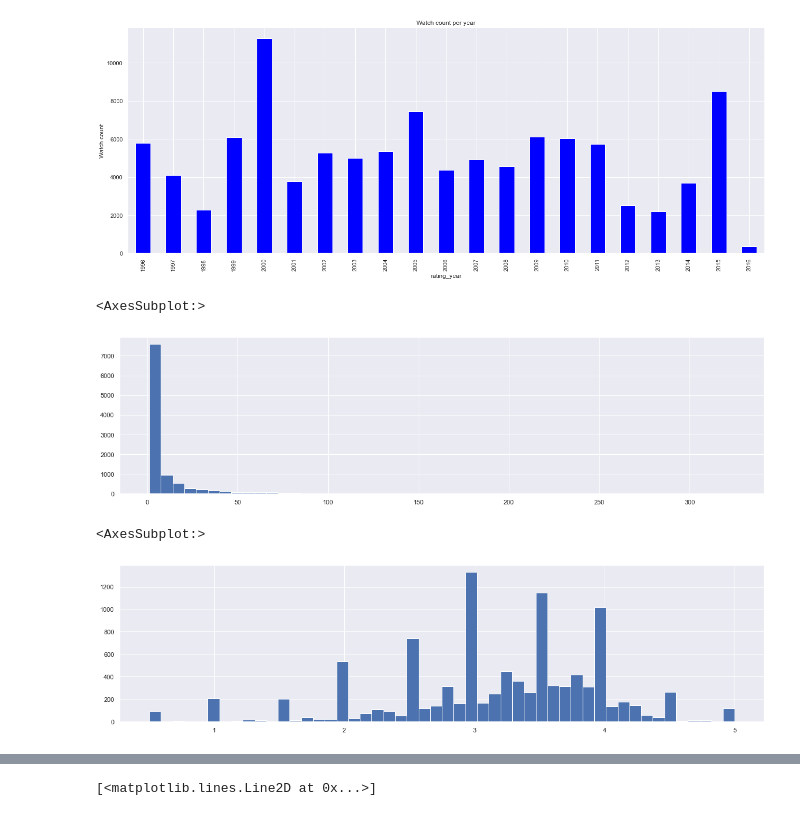
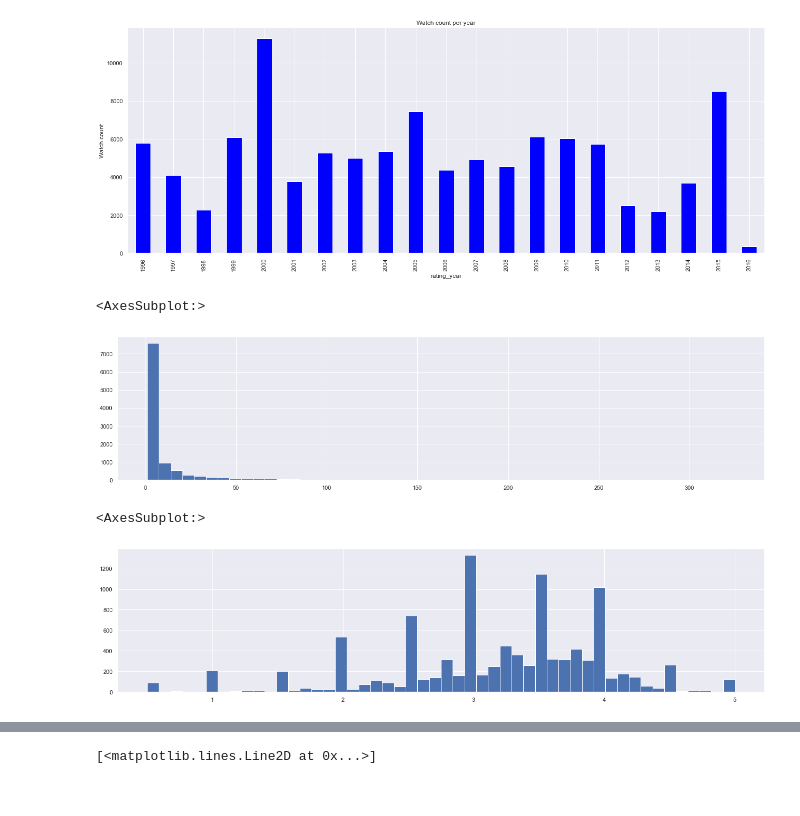
Before and after one commit to bhavesh-20/Movie-Data-Analysis, a Jupyter notebook: Project_G01.ipynb, the cells around one changed output, grey strips where cells are left out. Drawn from its saved outputs; the diff is of its cells as text; code cells hidden in the pictures.

```diff
--- a/Project_G01.ipynb
+++ b/Project_G01.ipynb
@@ -307,19 +307,17 @@ plt.show()
 [figure]
 [figure]
 # %%
-plt.figure(figsize=(20,5))
-plt.rcParams['patch.force_edgecolor'] = True
+plt.figure(figsize=(22,5))
 movie_statistics['watch_count'].hist(bins=50)
 # %% [output]
 <AxesSubplot:>
-[figure, old version]
+[figure, new version]
 # %%
-plt.figure(figsize=(20,5))
-plt.rcParams['patch.force_edgecolor'] = True
+plt.figure(figsize=(22,5))
 movie_statistics['rating_mean'].hist(bins=50)
 # %% [output]
 <AxesSubplot:>
-[figure, old version]
+[figure, new version]
 # %%
 plt.rcParams['patch.force_edgecolor'] = True
 sns.jointplot(x='rating_mean', y='watch_count', data=movie_statistics, alpha=0.4,height=8)
```
Also changed, not shown: parts of 2 cells of this notebook.
